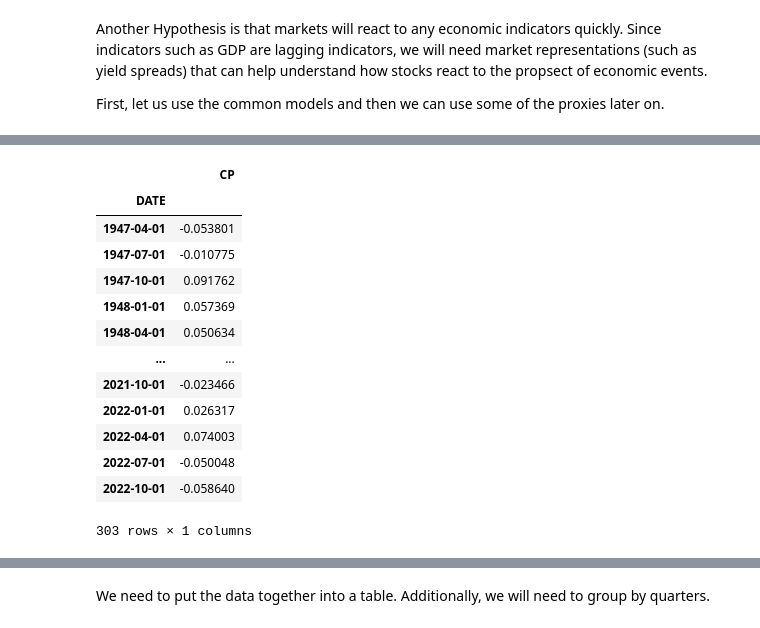
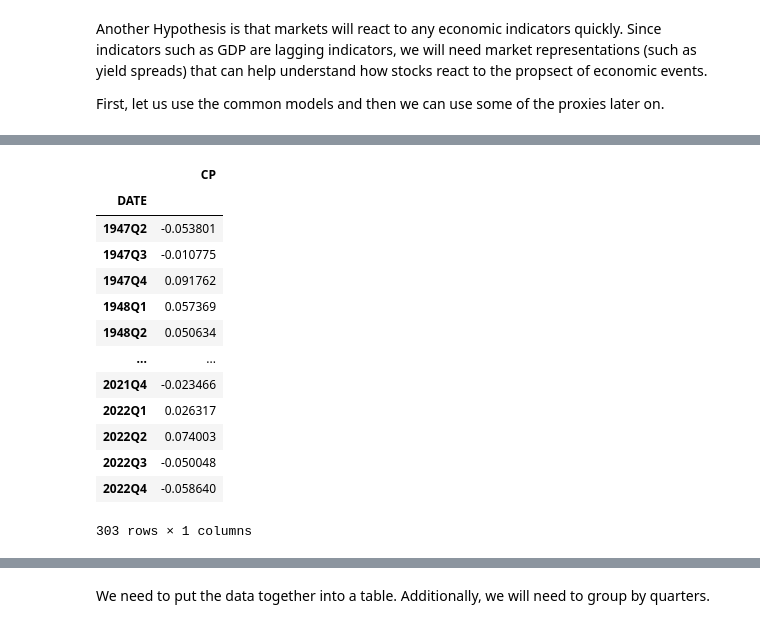
Before and after one commit to vargopal/stockMarket, a Jupyter notebook: F455_project.ipynb, the cells around one changed output, grey strips where cells are left out. Drawn from its saved outputs; the diff is of its cells as text; code cells hidden in the pictures.

```diff
--- a/F455_project.ipynb
+++ b/F455_project.ipynb
@@ -173,22 +152,24 @@ cpi
 # %%
 # Corporate Profits
 corp_profit = pdr.get_data_fred('CP', 1947)
+corp_profit = corp_profit.pct_change().dropna()
+corp_profit.index = corp_profit.index.to_period('Q')
 # %%
-corp_profit.pct_change().dropna()
+corp_profit
 # %% [output]
 |  | CP |
 | DATE |  |
-| 1947-04-01 | -0.053801 |
-| 1947-07-01 | -0.010775 |
-| 1947-10-01 | 0.091762 |
-| 1948-01-01 | 0.057369 |
-| 1948-04-01 | 0.050634 |
+| 1947Q2 | -0.053801 |
+| 1947Q3 | -0.010775 |
+| 1947Q4 | 0.091762 |
+| 1948Q1 | 0.057369 |
+| 1948Q2 | 0.050634 |
 | ... | ... |
-| 2021-10-01 | -0.023466 |
-| 2022-01-01 | 0.026317 |
-| 2022-04-01 | 0.074003 |
-| 2022-07-01 | -0.050048 |
-| 2022-10-01 | -0.058640 |
+| 2021Q4 | -0.023466 |
+| 2022Q1 | 0.026317 |
+| 2022Q2 | 0.074003 |
+| 2022Q3 | -0.050048 |
+| 2022Q4 | -0.058640 |
 303 rows × 1 columns
 # %%
 # Unemployment Rate
```
Also changed, not shown: parts of 20 cells of this notebook.
